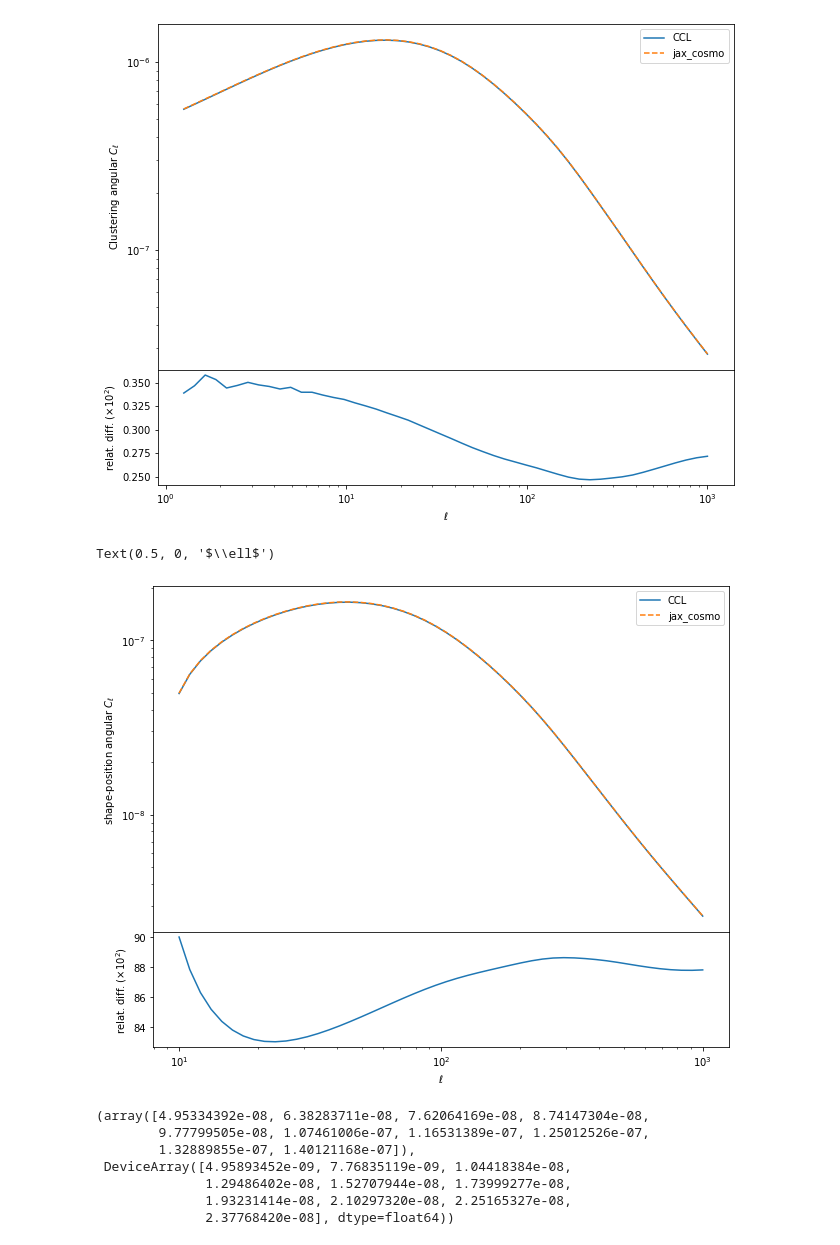
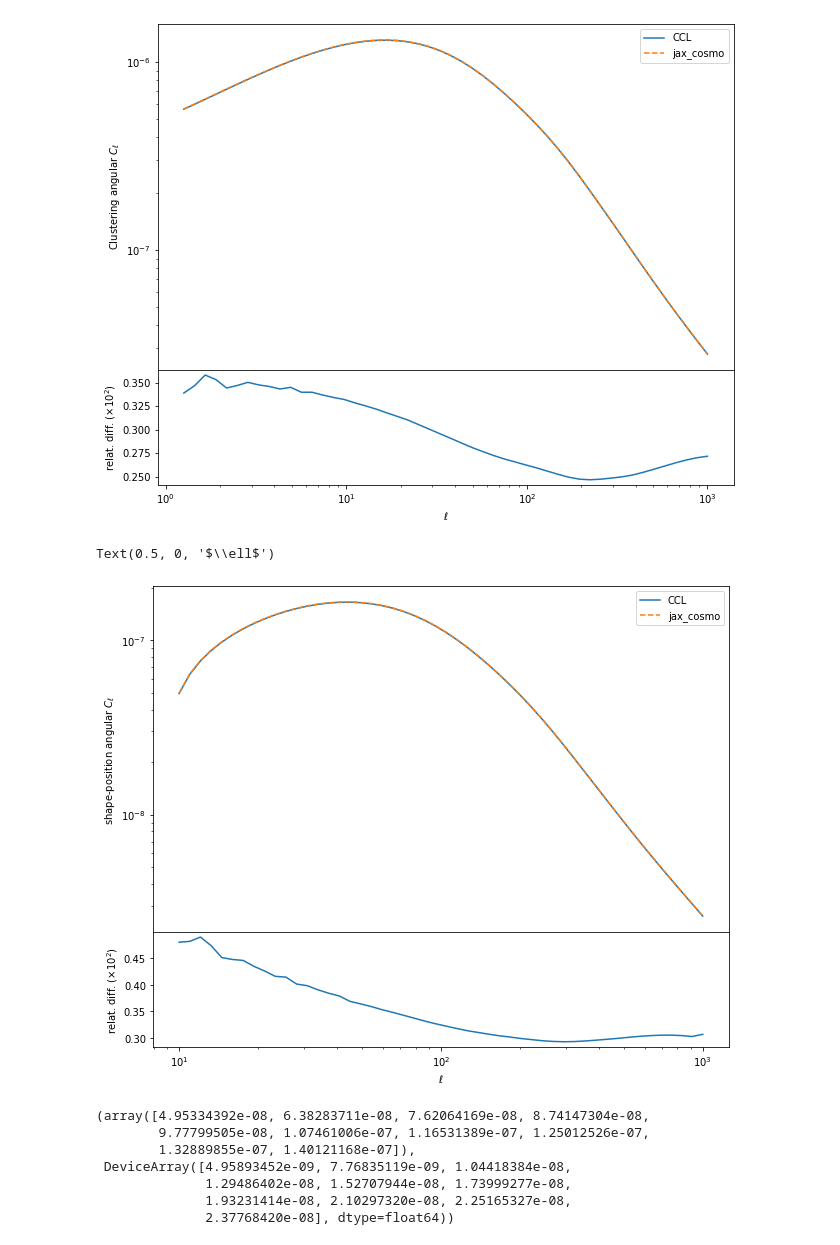
Before and after one commit to DifferentiableUniverseInitiative/jax-cosmo-paper, a Jupyter notebook: notebooks/CCL_comparison.ipynb, the cells around one changed output. Drawn from its saved outputs; the diff is of its cells as text; code cells hidden in the pictures.

```diff
--- a/notebooks/CCL_comparison.ipynb
+++ b/notebooks/CCL_comparison.ipynb
@@ -307,26 +307,26 @@ cl_jax = angular_cl(cosmo_jax, ell, [tracer_jax, tracer_jax_n])
 # %%
 ell = np.logspace(1,3)
 
 fig1 = plt.figure(1, figsize=(10,8))
 frame1=fig1.add_axes((.1,.3,.8,.6))
 
 loglog(ell, cl_ccl,label='CCL')
 loglog(ell, cl_jax[1], '--', label='jax_cosmo')
 
 legend()
 xlabel(r'$\ell$')
 ylabel(r'shape-position angular $C_\ell$')
 
 #Residual plot
 frame2=fig1.add_axes((.1,.1,.8,.2))
-difference=np.abs(cl_ccl-cl_jax[0])/cl_ccl   * 1e2
+difference=np.abs(cl_ccl-cl_jax[1])/cl_ccl   * 1e2
 plot(ell,difference)
 xscale("log")
 ylabel(r"relat. diff. $(\times 10^{2})$");
 xlabel(r'$\ell$')
 # %% [output]
 Text(0.5, 0, '$\\ell$')
-[figure, old version]
+[figure, new version]
 # %%
 cl_ccl[:10], cl_jax[0][:10]
 # %% [output]
```
